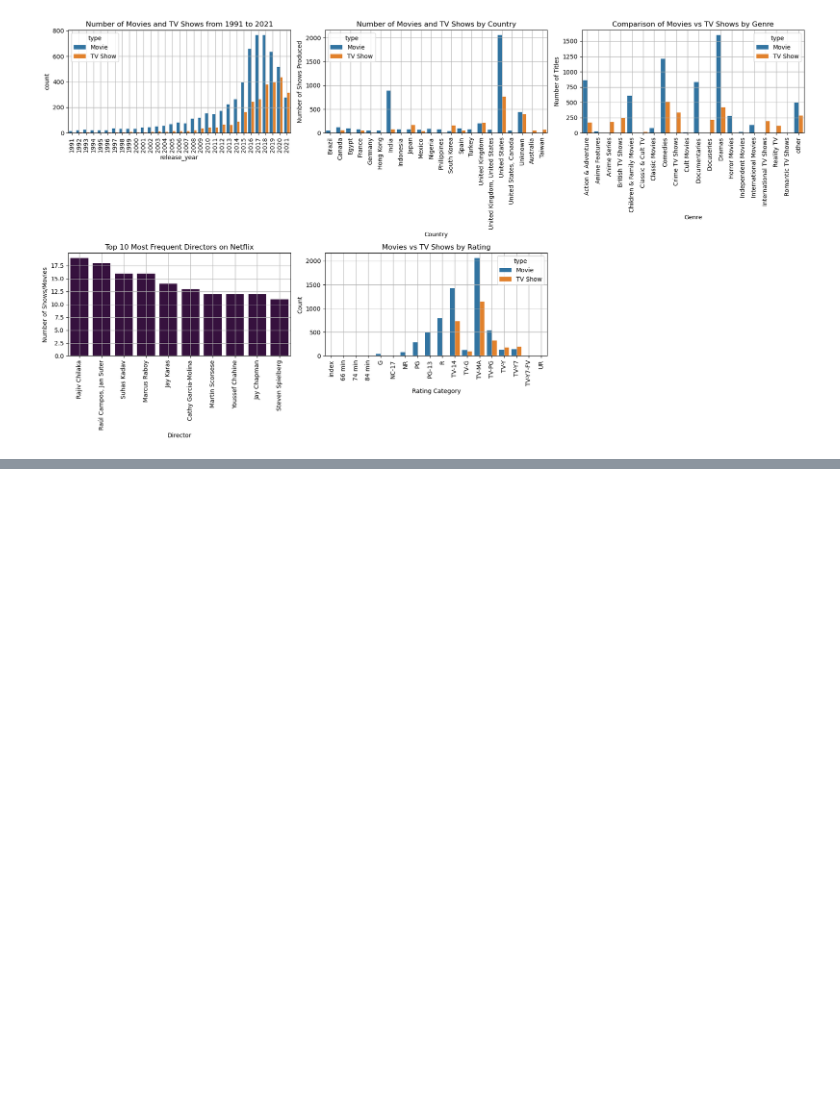
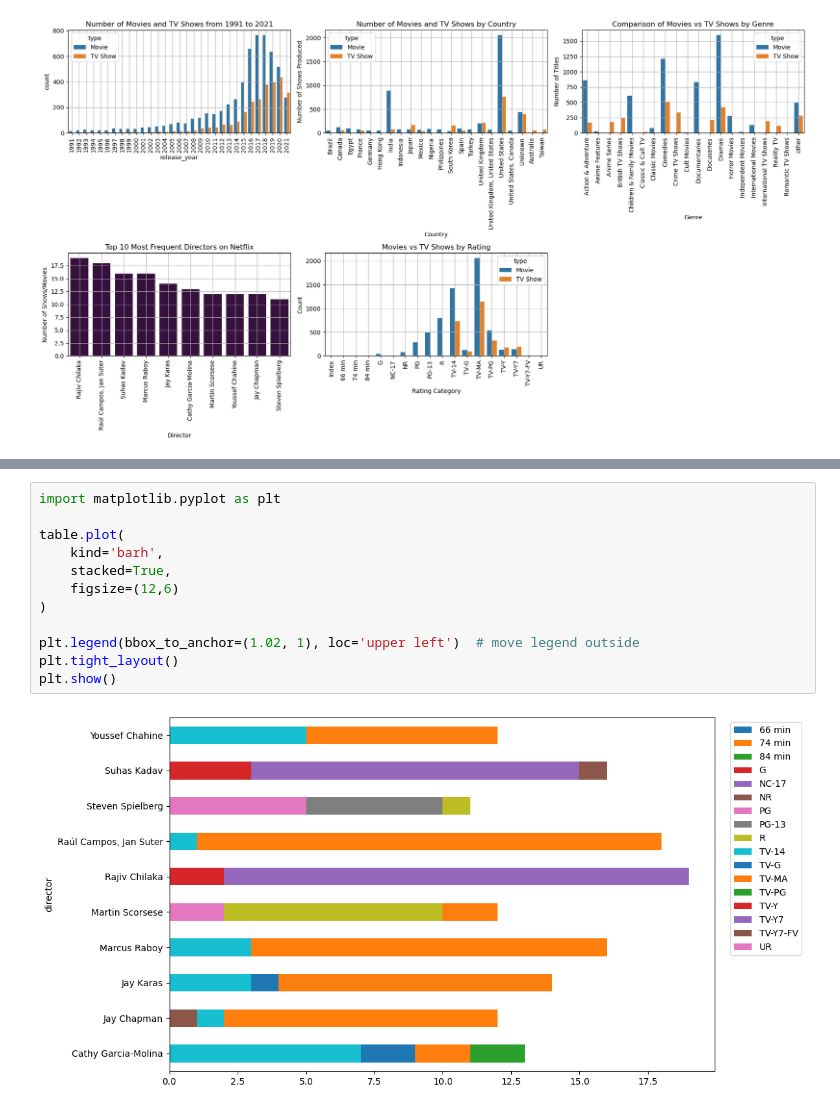
Before and after one commit to sukhdev87/netflix-analysis, a Jupyter notebook: main.ipynb, the cells around one changed output, grey strips where cells are left out. Saved outputs shown, nothing was run; the diff lists cells and outputs as text; blank space fills up the shorter version.

```diff
--- a/main.ipynb
+++ b/main.ipynb
@@ -427,0 +450,14 @@ plt.show()
+# %%
+import matplotlib.pyplot as plt
+
+table.plot(
+    kind='barh',
+    stacked=True,
+    figsize=(12,6)
+)
+
+plt.legend(bbox_to_anchor=(1.02, 1), loc='upper left')  # move legend outside
+plt.tight_layout()
+plt.show()
+# %% [output]
+[figure, added]
```
Also changed, not shown: parts of 2 cells of this notebook.
